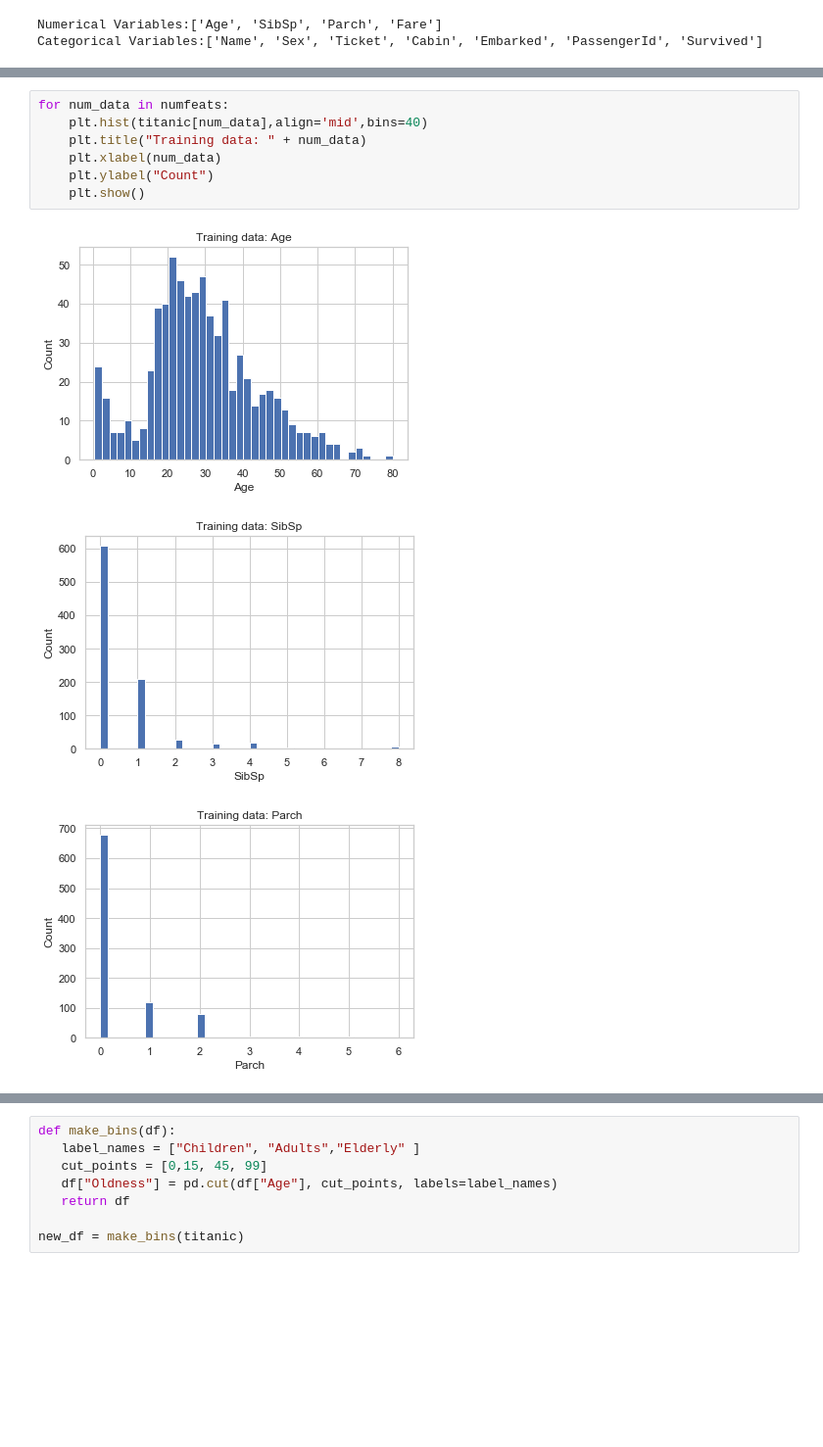
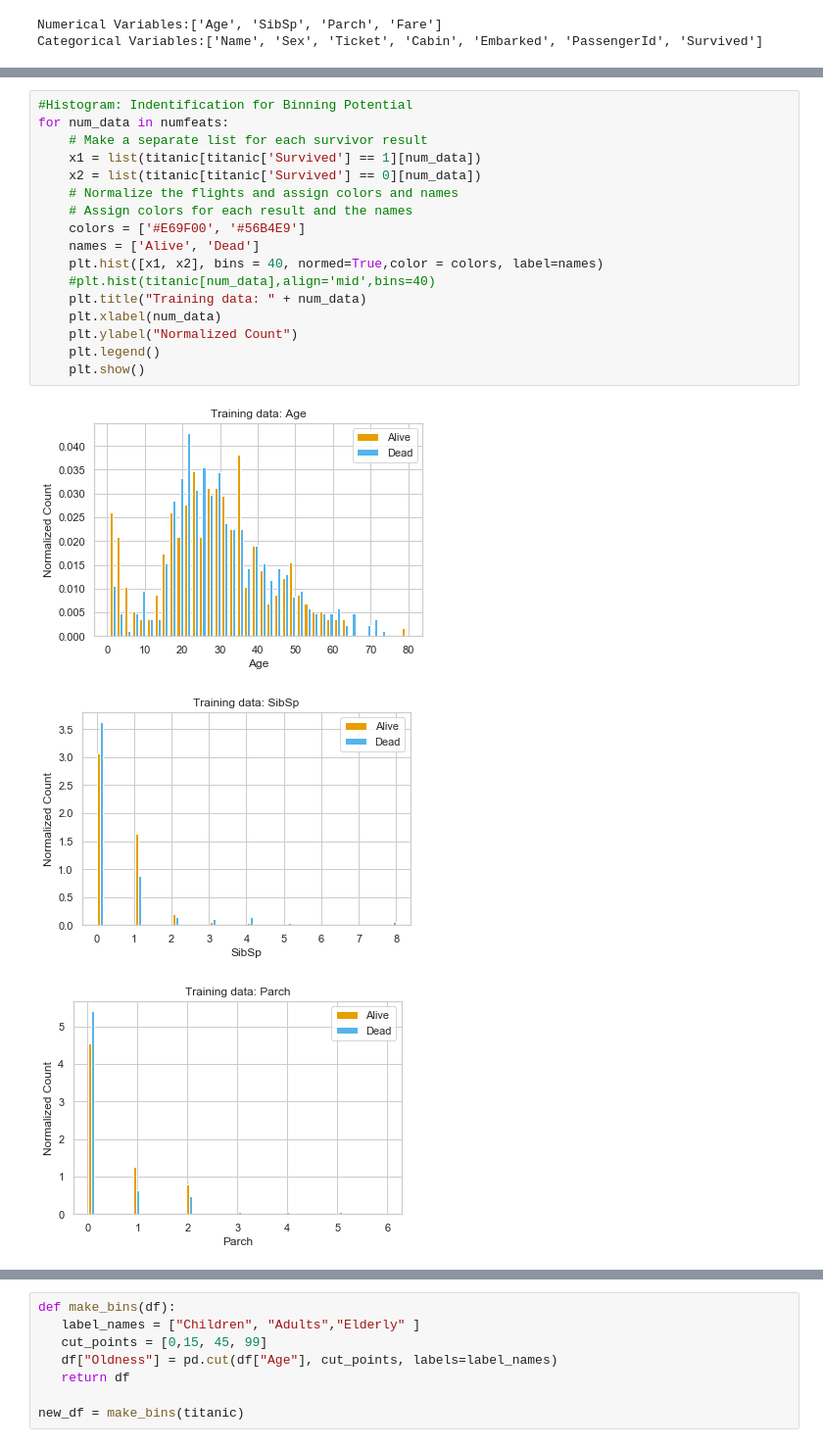
Before and after one commit to dexterch91/CA1-ML-Submission, a Jupyter notebook: CA1-Dexter Chew.ipynb, the cells around one changed output, grey strips where cells are left out. Shown: that part at 98% size. Drawn from its saved outputs; the diff is of its cells as text; blank space fills up the shorter version.

```diff
--- a/CA1-Dexter Chew.ipynb
+++ b/CA1-Dexter Chew.ipynb
@@ -206,11 +222,21 @@ Categorical Variables:['Name', 'Sex', 'Ticket', 'Cabin', 'Embarked', 'PassengerI
 # %%
+#Histogram: Indentification for Binning Potential
 for num_data in numfeats:
-    plt.hist(titanic[num_data],align='mid',bins=40)
+    # Make a separate list for each survivor result
+    x1 = list(titanic[titanic['Survived'] == 1][num_data])
+    x2 = list(titanic[titanic['Survived'] == 0][num_data])
+    # Normalize the flights and assign colors and names
+    # Assign colors for each result and the names
+    colors = ['#E69F00', '#56B4E9']
+    names = ['Alive', 'Dead']
+    plt.hist([x1, x2], bins = 40, normed=True,color = colors, label=names)
+    #plt.hist(titanic[num_data],align='mid',bins=40)
     plt.title("Training data: " + num_data)
     plt.xlabel(num_data)
-    plt.ylabel("Count")
+    plt.ylabel("Normalized Count")
+    plt.legend()
     plt.show()
 # %% [output]
-[figure, old version]
+[figure, new version]
-[figure, old version]
+[figure, new version]
-[figure, old version]
+[figure, new version]
```
Also changed, not shown: parts of 16 cells of this notebook.
